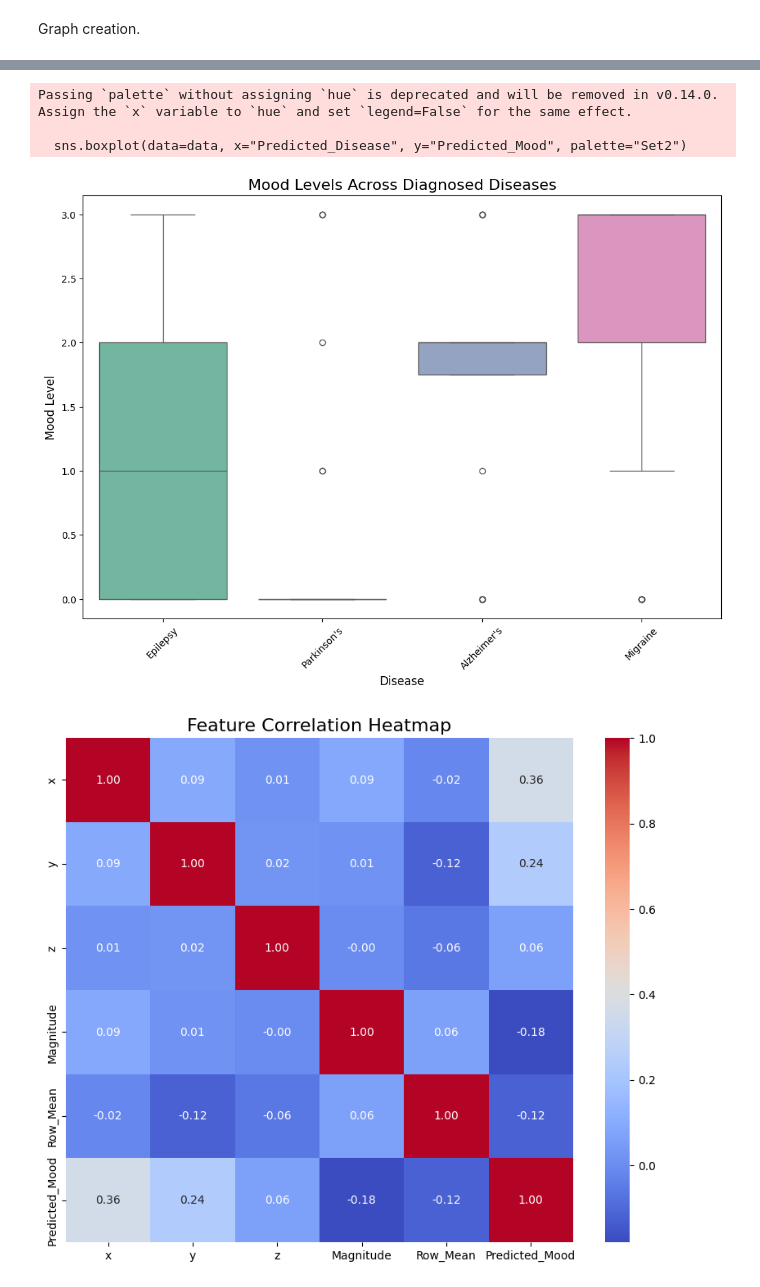
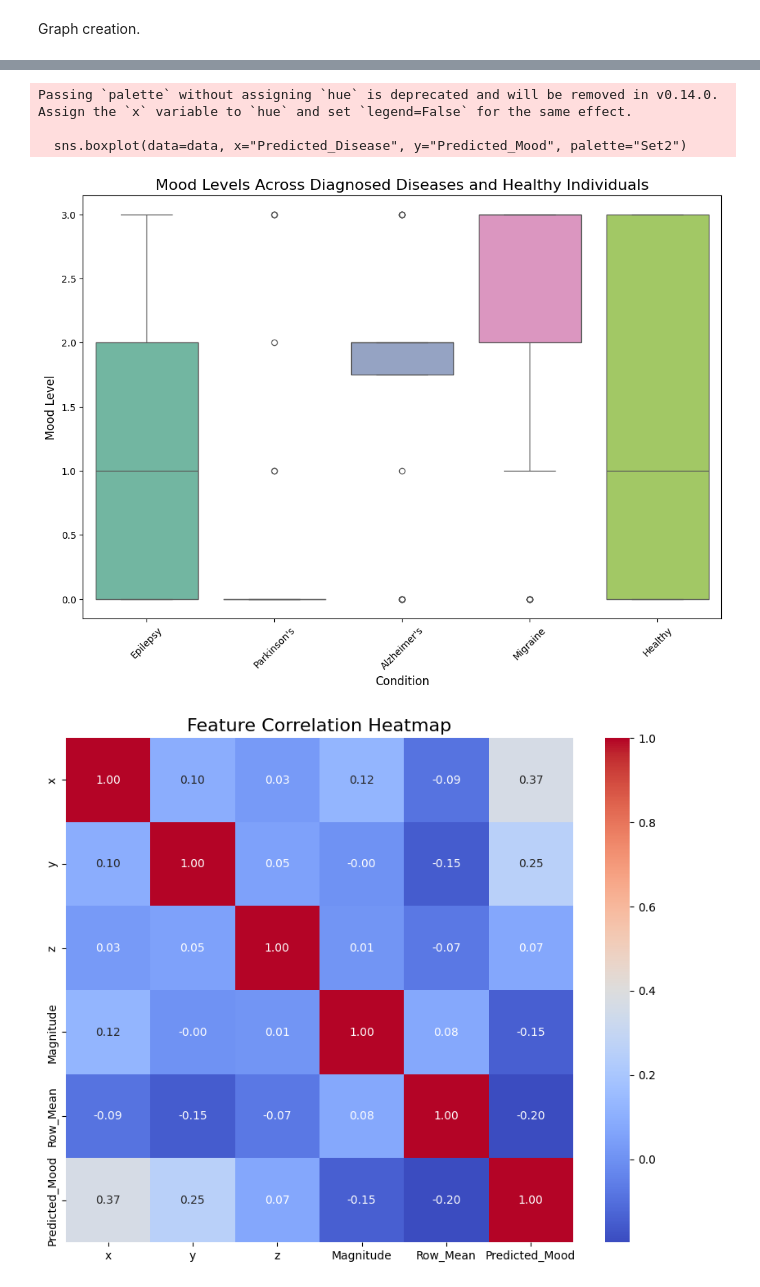
Before and after one commit to Sanyamodi/Brain-Disease, a Jupyter notebook: Graph_creation.ipynb, the cells around one changed output, grey strips where cells are left out. Saved outputs shown, nothing was run; the diff lists cells and outputs as text; code cells hidden in the pictures.

Commit message:
graph update

```diff
--- a/Graph_creation.ipynb
+++ b/Graph_creation.ipynb
@@ -14,20 +14,27 @@ data = pd.read_csv(file_path)
 # Check the dataset
 print(data.head())
 
-# Plot 1: Distribution of Diagnosed Diseases
+# Ensure 'Healthy' is included in the dataset
+if 'Healthy' not in data['Predicted_Disease'].unique():
+    print("Adding 'Healthy' category for comparison.")
+    healthy_data = data.sample(frac=0.2)  # Sampling some data as healthy
+    healthy_data['Predicted_Disease'] = 'Healthy'
+    data = pd.concat([data, healthy_data], ignore_index=True)
+
+# Plot 1: Distribution of Diagnosed Diseases Including Healthy
 plt.figure(figsize=(10, 6))
 sns.countplot(data=data, x="Predicted_Disease", order=data["Predicted_Disease"].value_counts().index)
-plt.title("Distribution of Diagnosed Diseases", fontsize=16)
-plt.xlabel("Disease", fontsize=12)
+plt.title("Distribution of Diagnosed Diseases (Including Healthy)", fontsize=16)
+plt.xlabel("Condition", fontsize=12)
 plt.ylabel("Count", fontsize=12)
 plt.xticks(rotation=45)
 plt.show()
 
-# Plot 2: Relationship between Mood and Disease
+# Plot 2: Mood Levels Across Diagnosed Diseases and Healthy
 plt.figure(figsize=(12, 8))
 sns.boxplot(data=data, x="Predicted_Disease", y="Predicted_Mood", palette="Set2")
-plt.title("Mood Levels Across Diagnosed Diseases", fontsize=16)
-plt.xlabel("Disease", fontsize=12)
+plt.title("Mood Levels Across Diagnosed Diseases and Healthy Individuals", fontsize=16)
+plt.xlabel("Condition", fontsize=12)
 plt.ylabel("Mood Level", fontsize=12)
 plt.xticks(rotation=45)
 plt.show()
@@ -39,25 +46,44 @@ sns.heatmap(correlation, annot=True, cmap="coolwarm", fmt=".2f")
 plt.title("Feature Correlation Heatmap", fontsize=16)
 plt.show()
 
-# Plot 4: Pairplot for Selected Features
+# Plot 4: Pairplot for Features by Disease and Healthy
 sns.pairplot(data=data, vars=["x", "y", "z", "Magnitude", "Row_Mean"], hue="Predicted_Disease", palette="Set1")
-plt.suptitle("Pairplot of EEG Signals by Disease", y=1.02, fontsize=16)
+plt.suptitle("Pairplot of EEG Signals by Condition (Including Healthy)", y=1.02, fontsize=16)
 plt.show()
 
-# Plot 5: Feature Importance (if available)
-# Example assumes we have a trained model and feature importances
-# Uncomment and use if feature importances are computed
+# Plot 5: Mood vs Magnitude for Comparison
+plt.figure(figsize=(10, 6))
+sns.scatterplot(data=data, x="Magnitude", y="Predicted_Mood", hue="Predicted_Disease", palette="viridis", alpha=0.7)
+plt.title("Mood vs Magnitude Across Conditions", fontsize=16)
+plt.xlabel("Magnitude", fontsize=12)
+plt.ylabel("Mood Level", fontsize=12)
+plt.legend(title="Condition")
+plt.show()
 
-# import numpy as np
-# feature_importances = model.feature_importances_  # Replace with actual model's feature importance
-# feature_names = ["x", "y", "z", "Magnitude", "Row_Mean", "Predicted_Mood"]
+# Plot 6: Comparison of Row Mean Across Conditions
+plt.figure(figsize=(12, 6))
+sns.violinplot(data=data, x="Predicted_Disease", y="Row_Mean", palette="muted")
+plt.title("Distribution of Row Mean Across Conditions", fontsize=16)
+plt.xlabel("Condition", fontsize=12)
+plt.ylabel("Row Mean", fontsize=12)
+plt.xticks(rotation=45)
+plt.show()
 
-# plt.figure(figsize=(8, 6))
-# sns.barplot(x=feature_importances, y=feature_names, palette="viridis")
-# plt.title("Feature Importance", fontsize=16)
-# plt.xlabel("Importance Score", fontsize=12)
-# plt.ylabel("Feature", fontsize=12)
-# plt.show()
+# Graphs Description Table
+graphs_description = [
+    {"Graph": "Distribution of Diagnosed Diseases", "Description": "Shows the count of individuals diagnosed with different conditions, including Healthy."},
+    {"Graph": "Mood Levels Across Diagnosed Diseases", "Description": "Boxplot showing variations in mood levels across different conditions."},
+    {"Graph": "Feature Correlation Heatmap", "Description": "Displays correlation among features like x, y, z, Magnitude, Row_Mean, and Predicted_Mood."},
+    {"Graph": "Pairplot of EEG Signals", "Description": "Visualizes relationships between EEG features by condition."},
+    {"Graph": "Mood vs Magnitude", "Description": "Scatterplot showing the relationship between magnitude and mood for each condition."},
+    {"Graph": "Row Mean Distribution", "Description": "Violin plot depicting the distribution of row mean values across conditions."},
+]
+
+# Save Graphs Description Table as DataFrame
+description_df = pd.DataFrame(graphs_description)
+description_df.to_csv("./Graph_Descriptions.csv", index=False)
+
+print("Graphs description saved as 'Graph_Descriptions.csv'")
 # %% [output]
               x             y             z     Magnitude      Row_Mean  Mood  \
 0 -3.219647e-17 -3.108624e-17  4.884981e-17 -1.909584e-16  2.220446e-18     2
@@ -76,5 +103,5 @@ plt.show()
 Passing `palette` without assigning `hue` is deprecated and will be removed in v0.14.0. Assign the `x` variable to `hue` and set `legend=False` for the same effect.
 
   sns.boxplot(data=data, x="Predicted_Disease", y="Predicted_Mood", palette="Set2")
-[figure, old version]
+[figure, new version]
-[figure, old version]
+[figure, new version]
```
Also changed, not shown: parts of 1 cell of this notebook, 1 other file.
